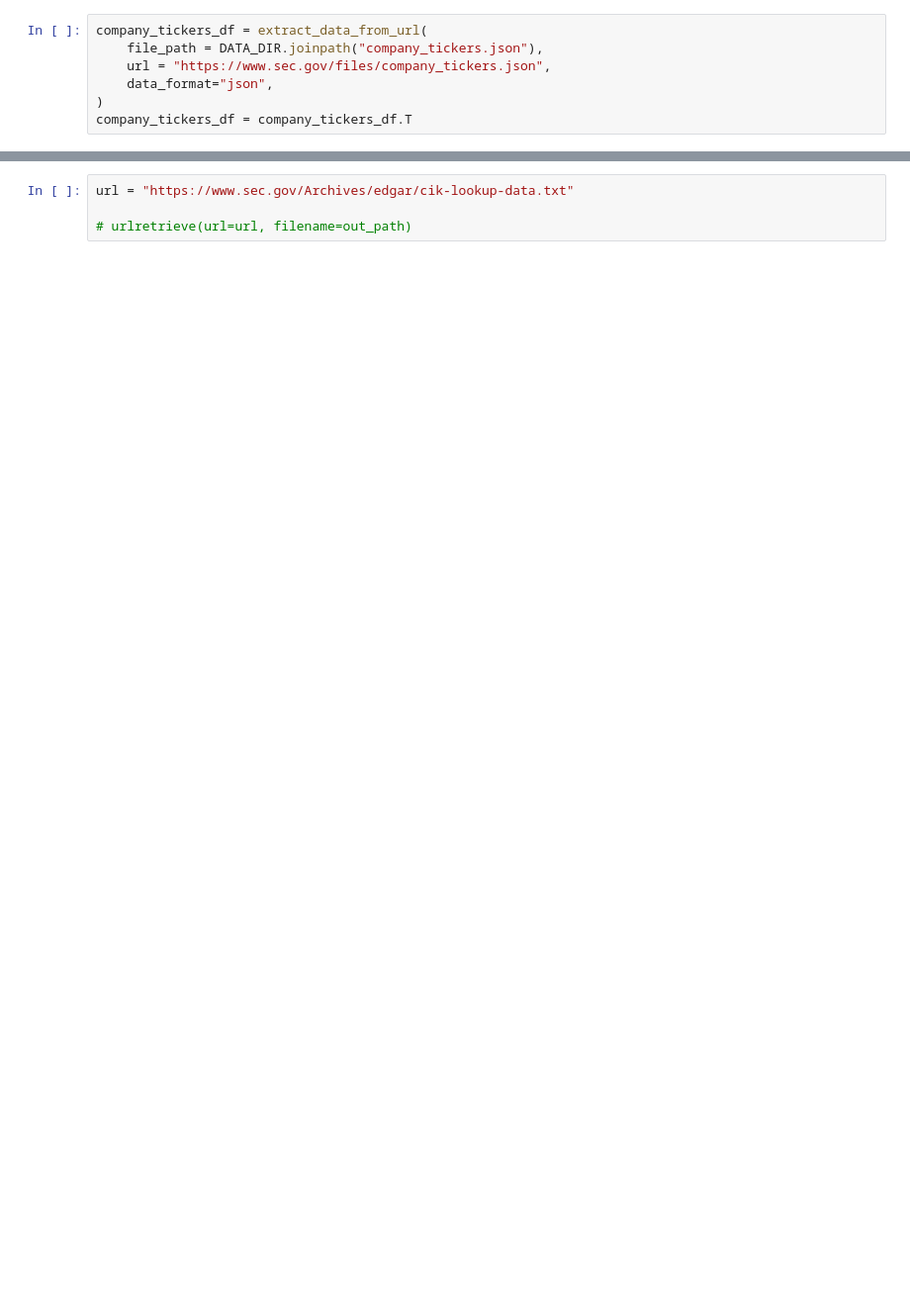
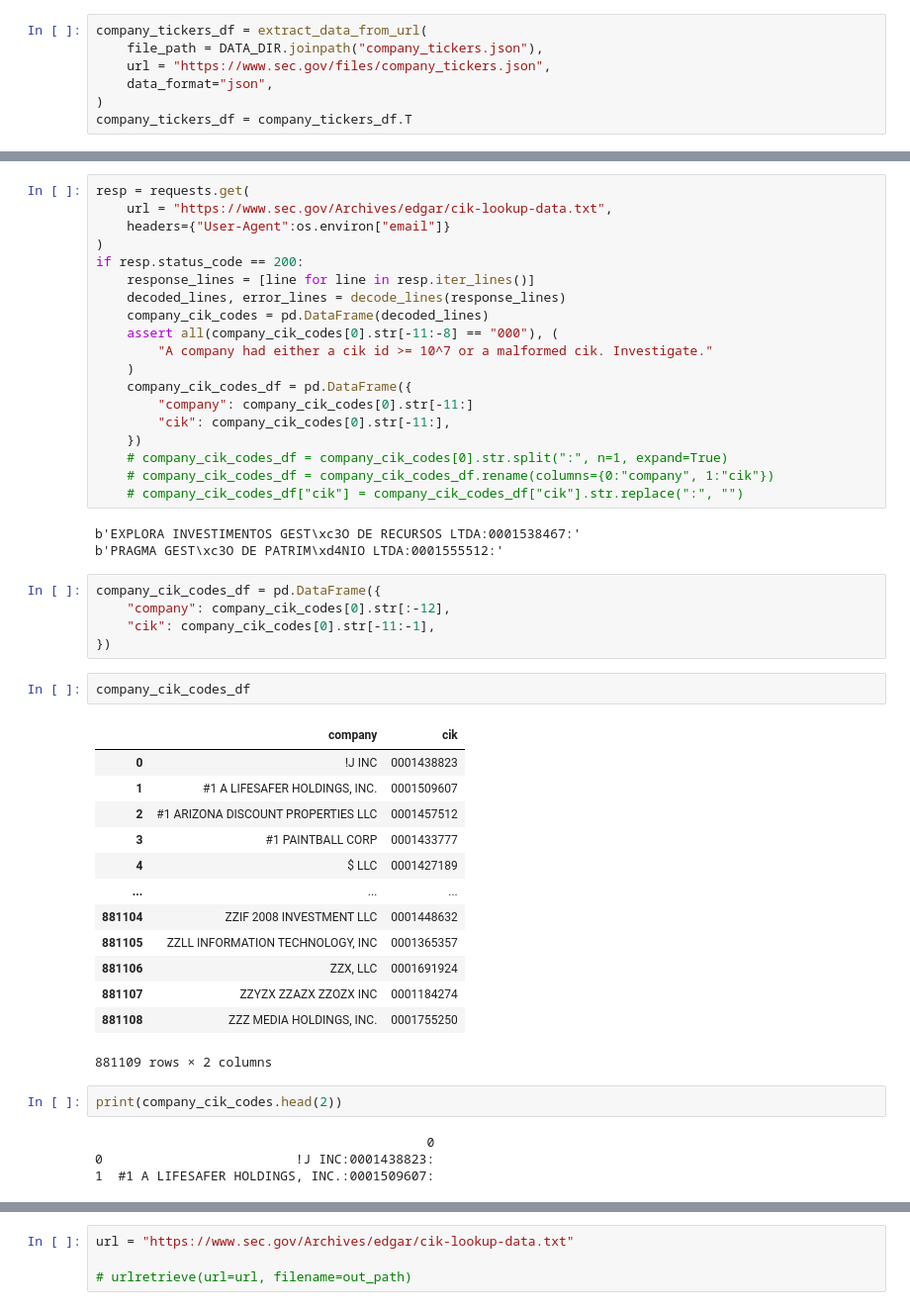
Before and after one commit to MattTriano/SEC_data, a Jupyter notebook: EDGAR_exploration.ipynb, the cells around one changed output, grey strips where cells are left out. Shown at 99% size. Cells and saved outputs as stored; diff of their text form; blank space fills up the shorter version.

Commit message:
Implements functions to pull and clean company ticker data and starts dev of functions to pull archives.

```diff
--- a/EDGAR_exploration.ipynb
+++ b/EDGAR_exploration.ipynb
@@ -74,0 +300,49 @@ def decode_lines(response_lines):
+# %%
+resp = requests.get(
+    url = "https://www.sec.gov/Archives/edgar/cik-lookup-data.txt",
+    headers={"User-Agent":os.environ["email"]}
+)
+if resp.status_code == 200:
+    response_lines = [line for line in resp.iter_lines()]
+    decoded_lines, error_lines = decode_lines(response_lines)
+    company_cik_codes = pd.DataFrame(decoded_lines)
+    assert all(company_cik_codes[0].str[-11:-8] == "000"), (
+        "A company had either a cik id >= 10^7 or a malformed cik. Investigate."
+    )
+    company_cik_codes_df = pd.DataFrame({
+        "company": company_cik_codes[0].str[-11:]
+        "cik": company_cik_codes[0].str[-11:],
+    })
+    # company_cik_codes_df = company_cik_codes[0].str.split(":", n=1, expand=True)
+    # company_cik_codes_df = company_cik_codes_df.rename(columns={0:"company", 1:"cik"})
+    # company_cik_codes_df["cik"] = company_cik_codes_df["cik"].str.replace(":", "")
+# %% [output]
+b'EXPLORA INVESTIMENTOS GEST\xc3O DE RECURSOS LTDA:0001538467:'
+b'PRAGMA GEST\xc3O DE PATRIM\xd4NIO LTDA:0001555512:'
+# %%
+company_cik_codes_df = pd.DataFrame({
+    "company": company_cik_codes[0].str[:-12],
+    "cik": company_cik_codes[0].str[-11:-1],
+})
+# %%
+company_cik_codes_df
+# %% [output]
+|  | company | cik |
+| 0 | !J INC | 0001438823 |
+| 1 | #1 A LIFESAFER HOLDINGS, INC. | 0001509607 |
+| 2 | #1 ARIZONA DISCOUNT PROPERTIES LLC | 0001457512 |
+| 3 | #1 PAINTBALL CORP | 0001433777 |
+| 4 | $ LLC | 0001427189 |
+| ... | ... | ... |
+| 881104 | ZZIF 2008 INVESTMENT LLC | 0001448632 |
+| 881105 | ZZLL INFORMATION TECHNOLOGY, INC | 0001365357 |
+| 881106 | ZZX, LLC | 0001691924 |
+| 881107 | ZZYZX ZZAZX ZZOZX INC | 0001184274 |
+| 881108 | ZZZ MEDIA HOLDINGS, INC. | 0001755250 |
+881109 rows × 2 columns
+# %%
+print(company_cik_codes.head(2))
+# %% [output]
+                                           0
+0                         !J INC:0001438823:
+1  #1 A LIFESAFER HOLDINGS, INC.:0001509607:
```
Also changed, not shown: parts of 31 cells of this notebook.
